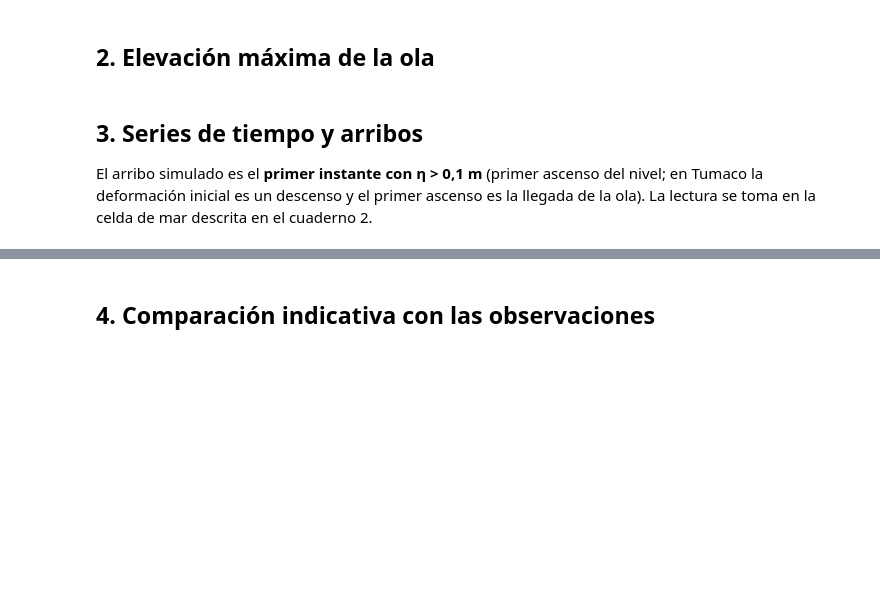
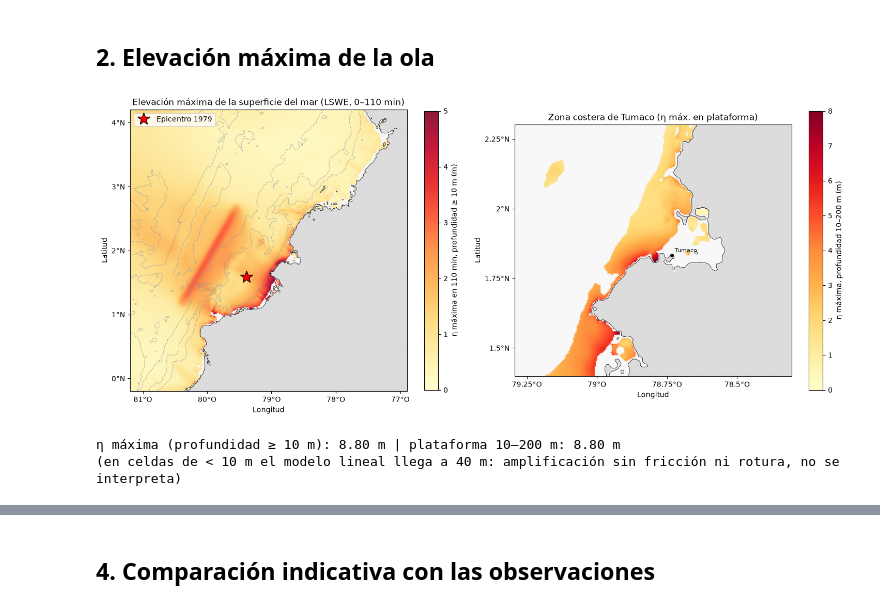
Before and after one commit to scr-ungrd/cuadernos-reproducibles-crc002, a Jupyter notebook: notebooks/03-visualization.ipynb, the cells around one changed output, grey strips where cells are left out. Cells and saved outputs as stored; diff of their text form; code cells hidden in the pictures; blank space fills up the shorter version.

```diff
--- a/notebooks/03-visualization.ipynb
+++ b/notebooks/03-visualization.ipynb
@@ -47,8 +49,8 @@ def datos(nombre):
     (destino / nombre).write_bytes(r.content)
     return destino / nombre
 
-# Epicentro del 12-dic-1979 (1,598° N, 79,359° O, según el artículo; por verificar con la fuente primaria)
-EPI = (-79.359, 1.598)                       # (lon, lat)
+# Epicentro del 12-dic-1979 (1,584° N, 79,386° O: tabla 1 de Herd et al., 1981, hipocentro del NEIS)
+EPI = (-79.386, 1.584)                       # (lon, lat)
 CRS_UTM = CRS.from_epsg(32617)               # UTM 17N, meridiano central 81° O (error de escala < 0,2 % en el dominio)
 TR = Transformer.from_crs(4326, 32617, always_xy=True)
 G = 9.81
@@ -96,11 +104,15 @@ def dist_km(lat1, lon1, lat2, lon2):
     return 2 * 6371.0 * np.arcsin(np.sqrt(a))
 
 qc = obs.copy()
+qc['runup_min_m'] = qc[['runup_herd_m', 'runup_noaa_m']].min(axis=1)
+qc['runup_max_m'] = qc[['runup_herd_m', 'runup_noaa_m']].max(axis=1)
 qc['dist_km'] = dist_km(EPI[1], EPI[0], qc.lat, qc.lon).round(0)
-qc['v_media_ms'] = (qc.dist_km * 1e3 / (qc.tiempo_arr_min * 60)).round(0)
-qc['H_equiv_m'] = (qc.v_media_ms ** 2 / G).round(-1)
+primera = qc.t_obs_tipo == 'primera_ola_positiva'
+qc['H_equiv_m'] = np.where(primera, ((qc.dist_km * 1e3 / (qc.t_obs_min * 60)) ** 2 / G).round(-1), np.nan)
+qc['sospechoso'] = np.where(qc.H_equiv_m > 4000, 'H equiv. > 4 000 m', '')
 qc = qc.merge(est[['estacion', 'estado']], on='estacion')
 dominio = (qc.lon.between(-81.2, -76.9)) & (qc.lat.between(-0.2, 4.2))
 qc.loc[~dominio, 'estado'] = 'fuera del dominio'
-qc['sospechoso'] = np.where(qc.H_equiv_m > 4000, 'H equiv. > 4 000 m', '')
-qc[['estacion', 'dist_km', 'runup_m', 'tiempo_arr_min', 'v_media_ms', 'H_equiv_m', 'sospechoso', 'estado', 'fuente']]
+conflicto = (qc.runup_herd_m.notna() & qc.runup_noaa_m.notna())
+print(f'Estaciones con las dos fuentes: {int(conflicto.sum())}; en todas difieren por un factor de {(qc.runup_max_m / qc.runup_min_m)[conflicto].min():.1f} a {(qc.runup_max_m / qc.runup_min_m)[conflicto].max():.1f}')
+qc[['estacion', 'dist_km', 'runup_herd_m', 'runup_noaa_m', 't_obs_min', 't_obs_tipo', 'H_equiv_m', 'sospechoso', 'estado']]
@@ -109,32 +136,32 @@ qc[['estacion', 'dist_km', 'runup_m', 'tiempo_arr_min', 'v_media_ms', 'H_equiv_m
 # %%
 def fondo(ax):
     ax.imshow(np.where(H > 0, 0.97, 0.86), cmap='gray', vmin=0, vmax=1, extent=ext)
 def costa(ax):
     ax.contour(np.linspace(ext[0], ext[1], nx), np.linspace(ext[3], ext[2], ny), H, levels=[0.5], colors='k', linewidths=.5)
 
 fig, axs = plt.subplots(1, 2, figsize=(15, 7.5))
 ax = axs[0]; fondo(ax)
 ax.contour(np.linspace(ext[0], ext[1], nx), np.linspace(ext[3], ext[2], ny), H, levels=[200, 1000, 3000], colors='#8c99a6', linewidths=.4)
 im = ax.imshow(np.where(H >= 10, np.maximum(maxeta, 0), np.nan), cmap='YlOrRd', vmin=0, vmax=5, extent=ext, alpha=.9)
-costa(ax); plt.colorbar(im, ax=ax, shrink=.75, label='η máxima en 60 min, profundidad ≥ 10 m (m)')
+costa(ax); plt.colorbar(im, ax=ax, shrink=.75, label='η máxima en 110 min, profundidad ≥ 10 m (m)')
 ax.plot(ex / 1e3, ey / 1e3, '*', c='red', mec='k', ms=18, label='Epicentro 1979'); ax.legend(loc='upper left'); ejes_lonlat(ax)
-ax.set_title('Elevación máxima de la superficie del mar (LSWE, 0–60 min)')
+ax.set_title('Elevación máxima de la superficie del mar (LSWE, 0–110 min)')
 
 ax = axs[1]; fondo(ax)
 zona = (H >= 10) & (H < 200)
 im2 = ax.imshow(np.where(zona, np.maximum(maxeta, 0), np.nan), cmap='YlOrRd', vmin=0, vmax=8, extent=ext)
 costa(ax); plt.colorbar(im2, ax=ax, shrink=.75, label='η máxima, profundidad 10–200 m (m)')
 tx, ty = TR.transform(-78.80, 1.85)
 ax.set_xlim(tx / 1e3 - 55, tx / 1e3 + 55); ax.set_ylim(ty / 1e3 - 50, ty / 1e3 + 50)
 for _, r in qc.iterrows():
     x, y = TR.transform(r.lon, r.lat)
     if abs(x - tx) < 55e3 and abs(y - ty) < 50e3:
         ax.plot(x / 1e3, y / 1e3, 'ko', ms=4); ax.annotate(r.estacion, (x / 1e3, y / 1e3), textcoords='offset points', xytext=(4, 4), fontsize=8)
 ejes_lonlat(ax, paso=.25); ax.set_title('Zona costera de Tumaco (η máx. en plataforma)')
 plt.tight_layout(); plt.savefig(WORK / 'max_eta_map.png', dpi=130, bbox_inches='tight'); plt.show()
 print(f'η máxima (profundidad ≥ 10 m): {maxeta[H>=10].max():.2f} m | plataforma 10–200 m: {maxeta[zona].max():.2f} m')
 print(f'(en celdas de < 10 m el modelo lineal llega a {maxeta[H>0].max():.0f} m: amplificación sin fricción ni rotura, no se interpreta)')
+# %% [output]
+[figure, added]
+η máxima (profundidad ≥ 10 m): 8.80 m | plataforma 10–200 m: 8.80 m
+(en celdas de < 10 m el modelo lineal llega a 40 m: amplificación sin fricción ni rotura, no se interpreta)
-# %% [markdown]
-## 3. Series de tiempo y arribos
-
-El arribo simulado es el **primer instante con η > 0,1 m** (primer ascenso del nivel; en Tumaco la deformación inicial es un descenso y el primer ascenso es la llegada de la ola). La lectura se toma en la celda de mar descrita en el cuaderno 2.
```
Also changed, not shown: parts of 15 cells of this notebook, 17 other files.
